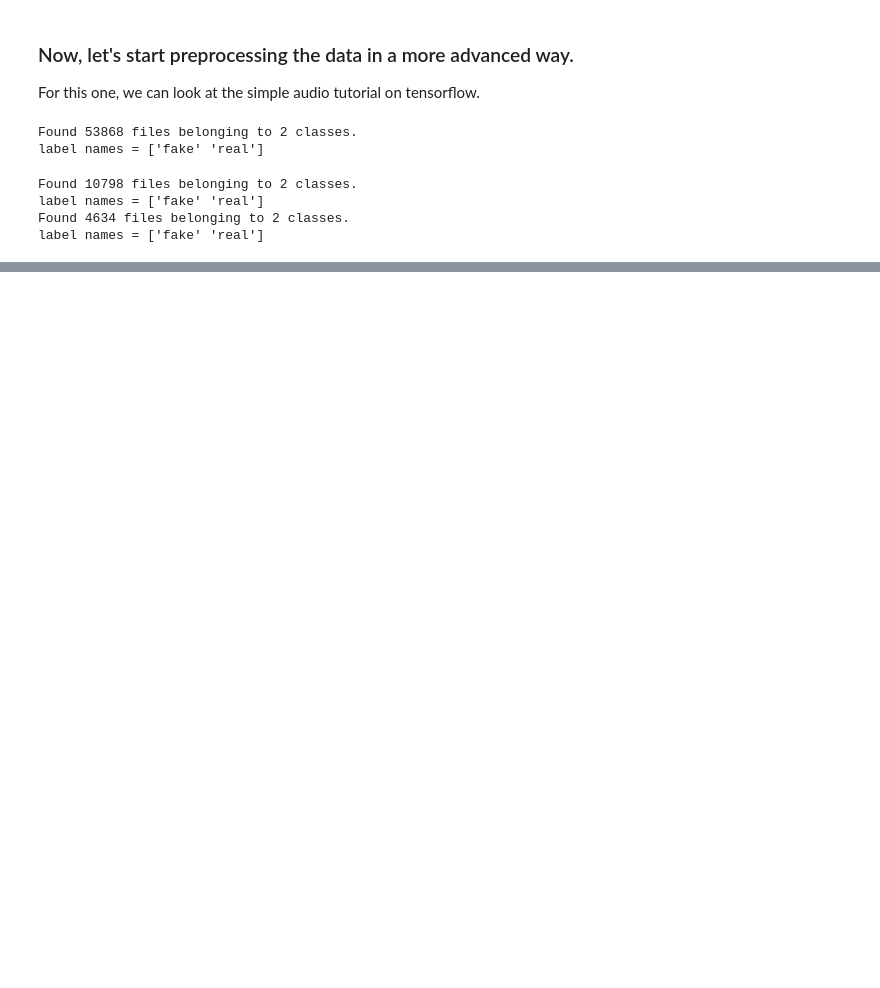
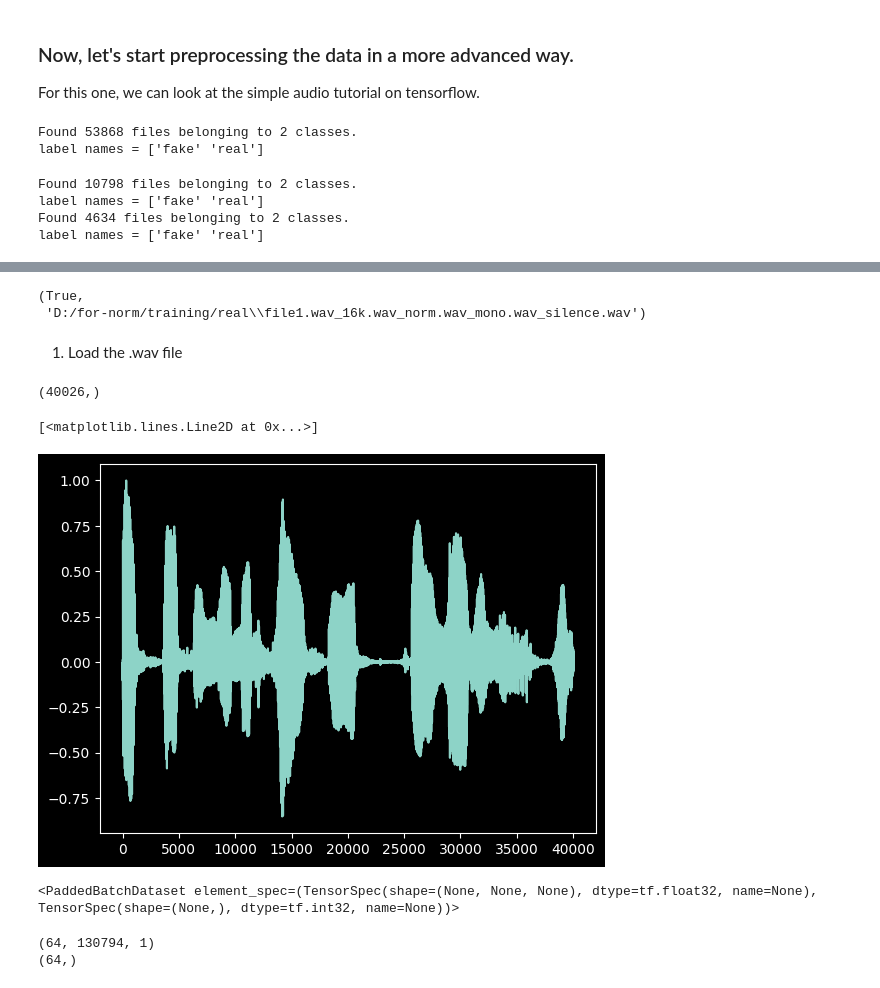
Before and after one commit to bameroncaird/deepsonar, a Jupyter notebook: notebooks/train_deepsonar.ipynb, the cells around one changed output, grey strips where cells are left out. Cells and saved outputs as stored; diff of their text form; code cells hidden in the pictures; blank space fills up the shorter version.

```diff
--- a/notebooks/train_deepsonar.ipynb
+++ b/notebooks/train_deepsonar.ipynb
@@ -432,0 +439,38 @@ label names = ['fake' 'real']
+# %%
+import os
+dirname = "D:/for-norm/training/real"
+example = "file1.wav_16k.wav_norm.wav_mono.wav_silence.wav"
+example_path = os.path.join(dirname, example)
+os.path.exists(example_path), example_path
+# %% [output]
+(True,
+ 'D:/for-norm/training/real\\file1.wav_16k.wav_norm.wav_mono.wav_silence.wav')
+# %% [markdown]
+1. Load the .wav file
+# %%
+import librosa
+sample_rate = 16000
+wav, _ = librosa.load(example_path, sr=sample_rate)
+wav.shape
+# %% [output]
+(40026,)
+# %%
+plt.plot(wav)
+# %% [output]
+[<matplotlib.lines.Line2D at 0x...>]
+[figure, added]
+# %%
+train_ds = tf.keras.utils.audio_dataset_from_directory(
+    directory=train_path,
+    batch_size=64,
+    validation_split=0, sampling_rate=sample_rate
+)
+# %% [output]
+<PaddedBatchDataset element_spec=(TensorSpec(shape=(None, None, None), dtype=tf.float32, name=None), TensorSpec(shape=(None,), dtype=tf.int32, name=None))>
+# %%
+for example_audio, example_labels in train_ds.take(1):
+  print(example_audio.shape)
+  print(example_labels.shape)
+# %% [output]
+(64, 130794, 1)
+(64,)
```
Also changed, not shown: parts of 15 cells of this notebook, 3 other files.
